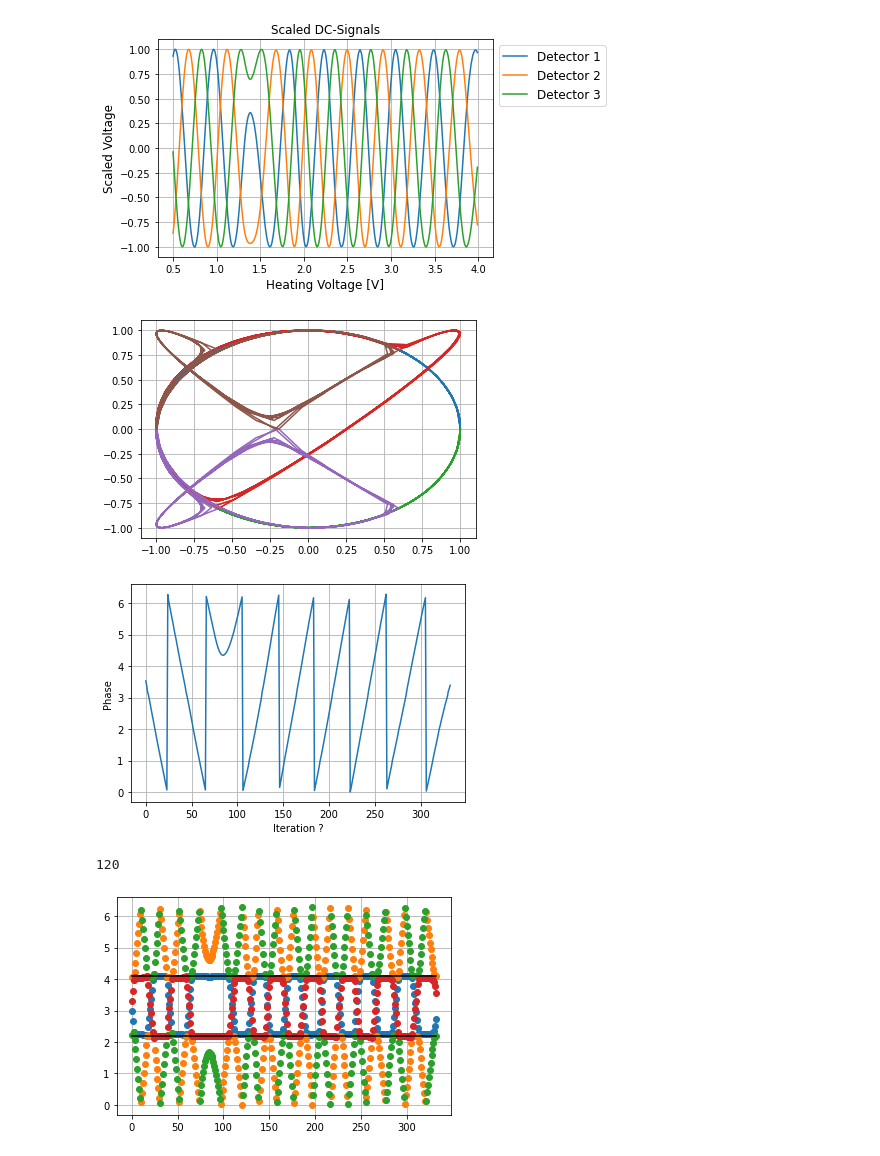
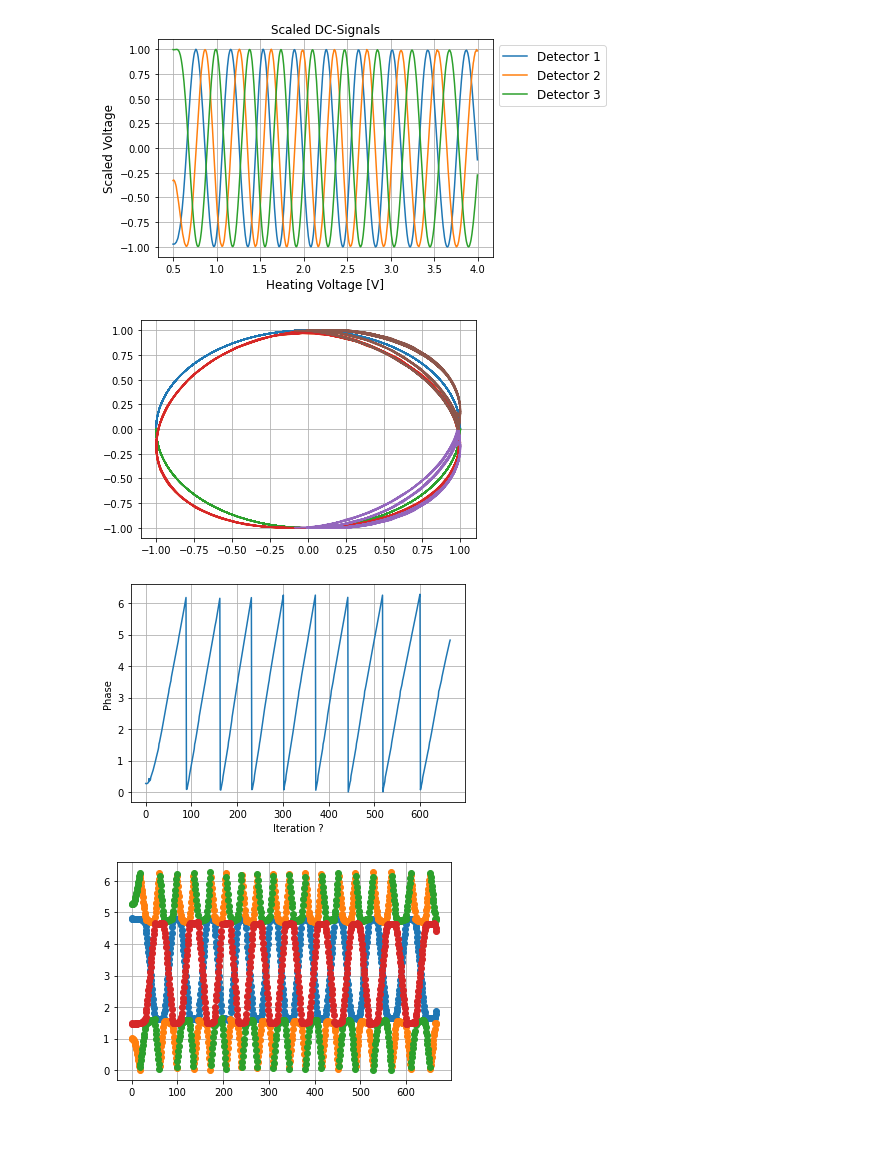
Before and after one commit to bilaljo/MiniPTI, a Jupyter notebook: notebooks/passepartout.ipynb, the cells around one changed output. Drawn from its saved outputs; the diff is of its cells as text; code cells hidden in the pictures.

Commit message:
Implemended a new algorithm for the output phases

```diff
--- a/notebooks/passepartout.ipynb
+++ b/notebooks/passepartout.ipynb
@@ -3,7 +3,7 @@ import pandas as pd
 import numpy as np
 from matplotlib import pyplot as plt
 # %%
-phase_scan = pd.read_csv("dc_1.csv")
+phase_scan = pd.read_csv("dc_values.csv")
 heating_voltage = phase_scan["Heating"]
 detector_1 = phase_scan["Detector 1"]
 detector_2 = phase_scan["Detector 2"]
@@ -36,11 +36,11 @@ plt.ylabel("Scaled Voltage", fontsize=12)
 plt.title("Scaled DC-Signals", fontsize=12)
 plt.show()
 # %% [output]
-[figure, old version]
+[figure, new version]
 # %%
 X = []
 Y = []
-theta= [0, 4.06982381332333, 1.99833324916716]
+theta= [0, 1.4816201774467475, 3.5723796924649953]
 
 for i in range(3):
     X.append(dc_scaled[i] * np.cos(theta[i]) + np.sqrt(1 - dc_scaled[i] ** 2) * np.sin(theta[i]))
@@ -56,7 +56,7 @@ for i in range(3):
 plt.grid(True)
 plt.show()
 # %% [output]
-[figure, old version]
+[figure, new version]
 # %%
 x = []
 y = []
@@ -85,10 +85,9 @@ plt.plot(range(len(phi)), phi + np.pi)
 plt.xlabel("Iteration ?")
 plt.ylabel("Phase")
 plt.grid(True)
-plt.savefig("Phase.pdf")
+plt.show()
 # %% [output]
-[figure, old version]
+[figure, new version]
-120
 # %%
 theta = [np.arccos(dc_scaled[0]) + np.arccos(dc_scaled[1]),
          np.arccos(dc_scaled[0]) - np.arccos(dc_scaled[1]),
@@ -101,17 +100,15 @@ theta_2 = [np.arccos(dc_scaled[0]) + np.arccos(dc_scaled[2]),
           -np.arccos(dc_scaled[0]) - np.arccos(dc_scaled[2]),]
 
 for i in range(len(theta)):
-    theta[i] =  list([theta[i][j] if theta[i][j] >= 0 else theta[i][j] + 2 * np.pi for j in range(len(theta[i]))])
+    theta[i] =  [theta[i][j] if theta[i][j] >= 0 else theta[i][j] + 2 * np.pi for j in range(len(theta[i]))]
 
 for i in range(len(theta)):
-    theta_2[i] = list([theta_2[i][j] if theta_2[i][j] >= 0 else theta_2[i][j] + 2 * np.pi for j in range(len(theta_2[i]))])
+    theta_2[i] = [theta_2[i][j] if theta_2[i][j] >= 0 else theta_2[i][j] + 2 * np.pi for j in range(len(theta_2[i]))]
 # %%
 for i in range(len(theta)):
     plt.plot(range(len(theta[i])), theta[i], "o")
 
-plt.plot(range(len(theta[0])), 2.186898083066153 * np.ones(len(theta[0])), "black")
-plt.plot(range(len(theta[0])), 4.096287224113433 * np.ones(len(theta[0])), "black")
 plt.grid()
 plt.show()
 # %% [output]
-[figure, old version]
+[figure, new version]
```
Also changed, not shown: parts of 5 cells of this notebook.
